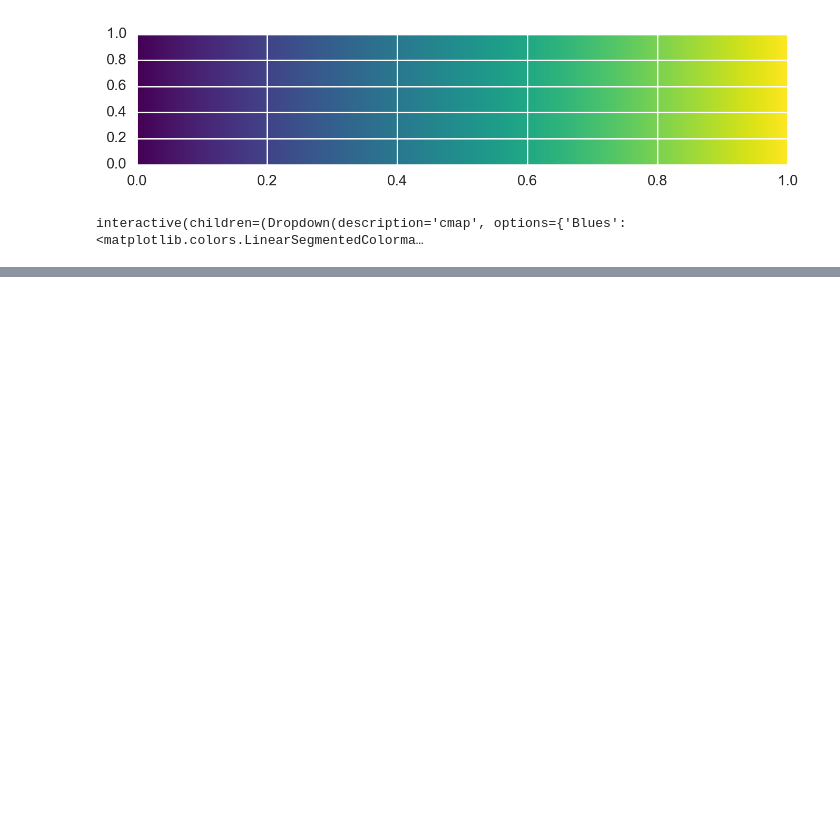
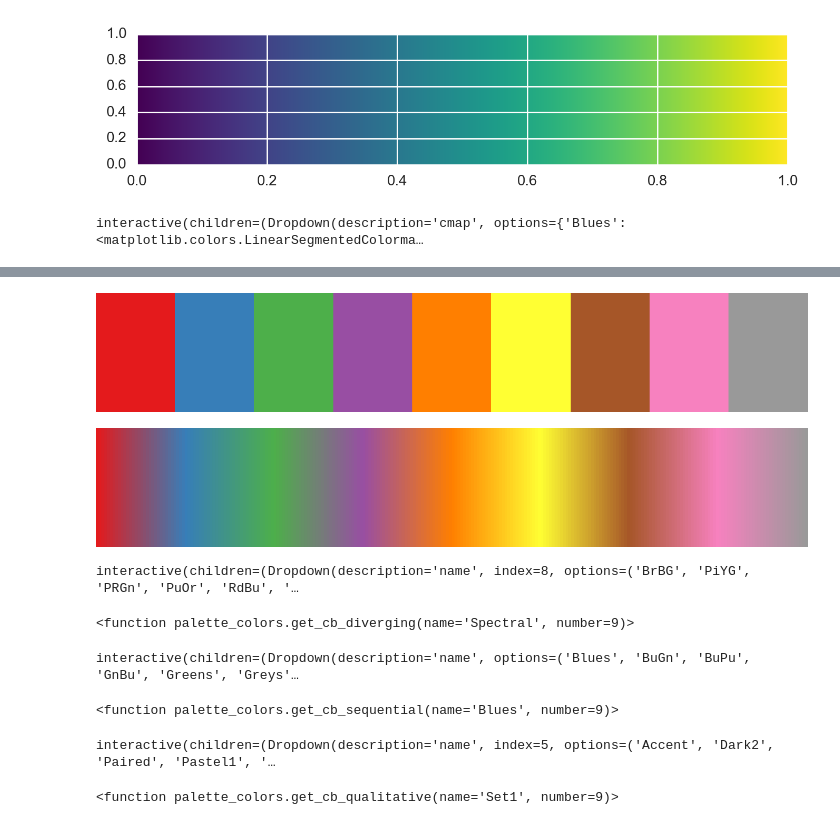
Before and after one commit to UIUC-iSchool-DataViz/spring2019online, a Jupyter notebook: week05/prep_notebook_week05.ipynb, the cells around one changed output, grey strips where cells are left out. Drawn from its saved outputs; the diff is of its cells as text; code cells hidden in the pictures; blank space fills up the shorter version.

```diff
--- a/week05/prep_notebook_week05.ipynb
+++ b/week05/prep_notebook_week05.ipynb
@@ -139,0 +278,9 @@ interactive(children=(Dropdown(description='cmap', options={'Blues': <matplotlib
+# %%
+# lets just pull a random palette and see what it looks like
+# in both its original colors and as a continious colormap
+from palettable.colorbrewer.qualitative import Set1_9
+Set1_9.show_discrete_image(size=(12,2))
+Set1_9.show_continuous_image(size=(12,2))
+# %% [output]
+[figure, added]
+[figure, added]
@@ -139,0 +293,26 @@ interactive(children=(Dropdown(description='cmap', options={'Blues': <matplotlib
+# %%
+# lets pick one of a color palette for diverging colors, sequential, or qualitative (like above)
+
+# lets try diverging first
+names = grab_names_palettable('Diverging')
+ipywidgets.interact(get_cb_diverging, name = names,  number = (1, 12))
+# note we are calling ipywidgets directly here
+# %% [output]
+interactive(children=(Dropdown(description='name', index=8, options=('BrBG', 'PiYG', 'PRGn', 'PuOr', 'RdBu', '…
+<function palette_colors.get_cb_diverging(name='Spectral', number=9)>
+# %%
+# lets try diverging first
+names = grab_names_palettable('Sequential')
+ipywidgets.interact(get_cb_sequential, name = names,  number = (1, 12))
+# note we are calling ipywidgets directly here
+# %% [output]
+interactive(children=(Dropdown(description='name', options=('Blues', 'BuGn', 'BuPu', 'GnBu', 'Greens', 'Greys'…
+<function palette_colors.get_cb_sequential(name='Blues', number=9)>
+# %%
+# lets try diverging first
+names = grab_names_palettable('Qualitative')
+ipywidgets.interact(get_cb_qualitative, name = names,  number = (1, 12))
+# note we are calling ipywidgets directly here
+# %% [output]
+interactive(children=(Dropdown(description='name', index=5, options=('Accent', 'Dark2', 'Paired', 'Pastel1', '…
+<function palette_colors.get_cb_qualitative(name='Set1', number=9)>
```
Also changed, not shown: parts of 45 cells of this notebook, 36 other files.
